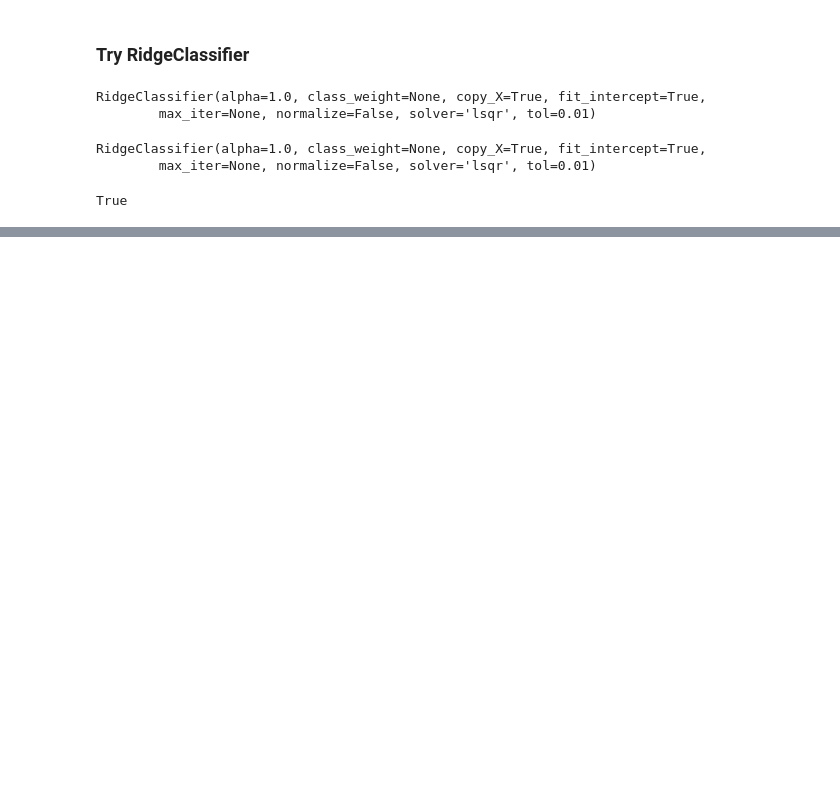
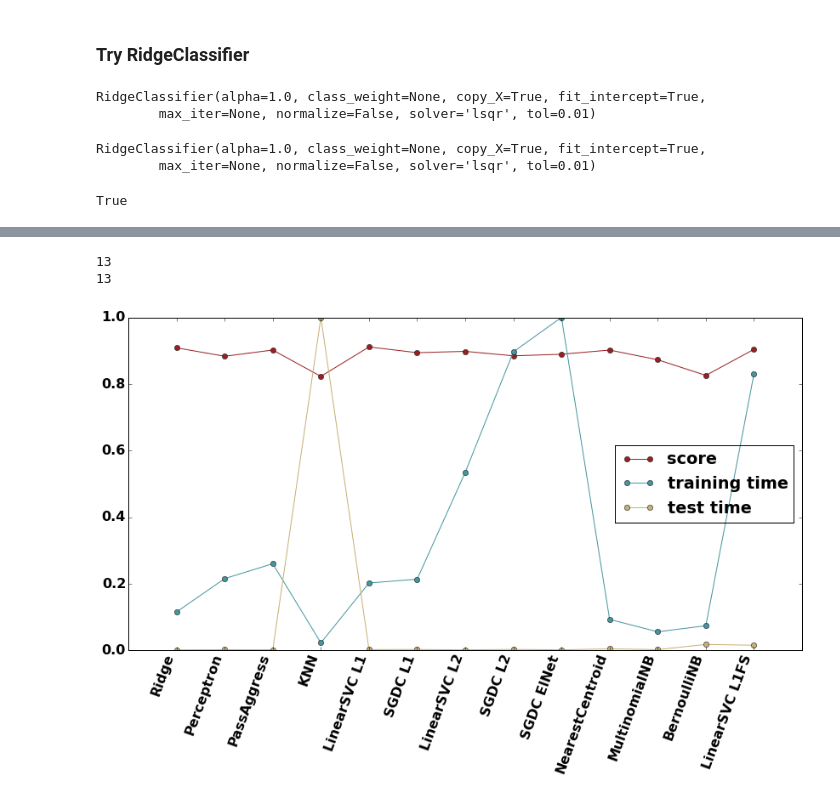
Before and after one commit to mattgiguere/doglodge, a Jupyter notebook: code/testing_classifiers.ipynb, the cells around one changed output, grey strips where cells are left out. Saved outputs shown, nothing was run; the diff lists cells and outputs as text; code cells hidden in the pictures; blank space fills up the shorter version.

```diff
--- a/code/testing_classifiers.ipynb
+++ b/code/testing_classifiers.ipynb
@@ -297,0 +383,34 @@ density: 1.000000
+# %%
+clf_names[0] = 'Ridge'
+clf_names[2] = 'PassAggress'
+clf_names[3] = 'KNN'
+clf_names[4] = 'LinearSVC L1'
+clf_names[5] = 'SGDC L1'
+clf_names[6] = 'LinearSVC L2'
+clf_names[7] = 'SGDC L2'
+clf_names[8] = 'SGDC ElNet'
+clf_names[12] = 'LinearSVC L1FS'
+# %%
+fig, ax = plt.subplots(1, 1)
+
+training_time = np.array(training_time) / np.max(training_time)
+test_time = np.array(test_time) / np.max(test_time)
+
+ax.plot(indices, score, '-o', label="score", color='#982023')
+ax.plot(indices, training_time, '-o', label="training time", color='#46959E')
+ax.plot(indices, test_time, '-o', label="test time", color='#C7B077')
+#labels = [item.get_text() for item in ax.get_xticklabels()]
+print(len(labels))
+print(len(clf_names))
+labels = clf_names
+ax.xaxis.set_ticks(np.arange(np.min(indices), np.max(indices)+1, 1))
+ax.set_xticklabels(clf_names, rotation='70', horizontalalignment='right')
+ax.set_xlim([-1, 13])
+ax.set_ylim([0, 1])
+ax.legend(loc='best')
+plt.subplots_adjust(left=0.05, bottom=0.3, top=.98)
+plt.savefig('classifierScoresNorm.png', dpi=144)
+# %% [output]
+13
+13
+[figure, added]
```
Also changed, not shown: parts of 16 cells of this notebook.
